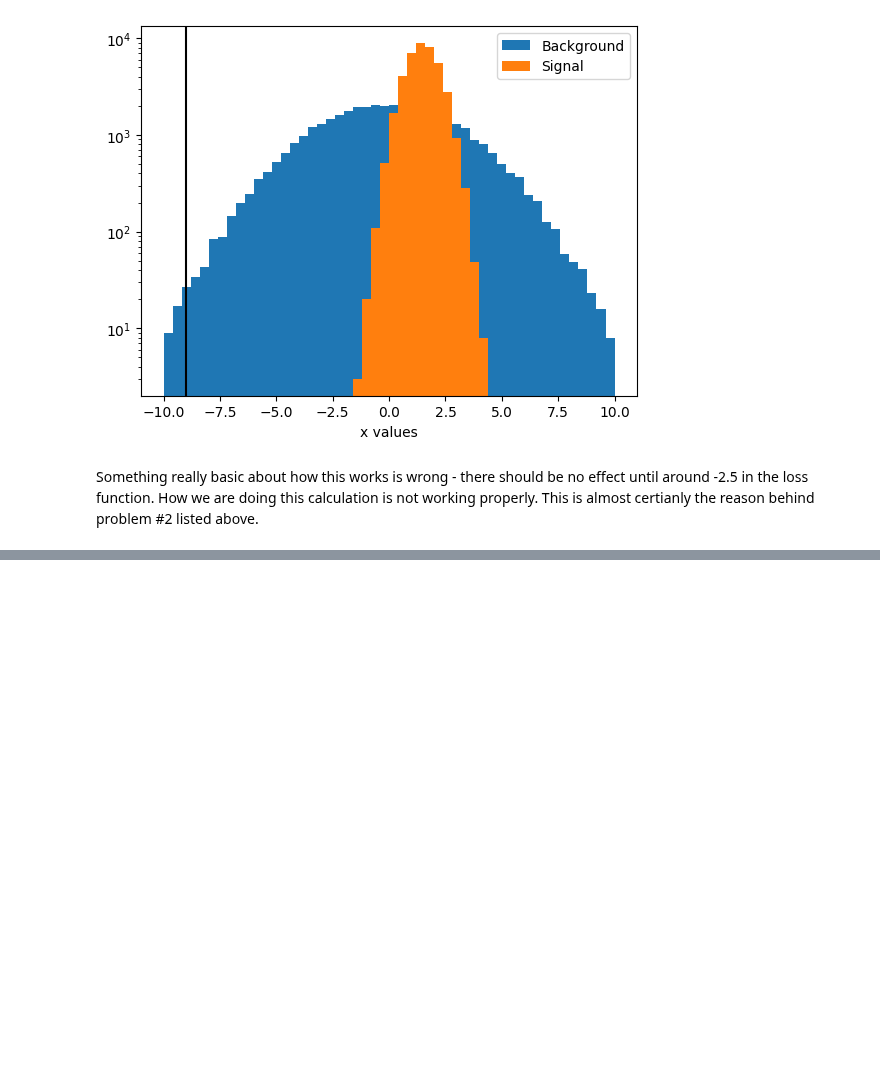
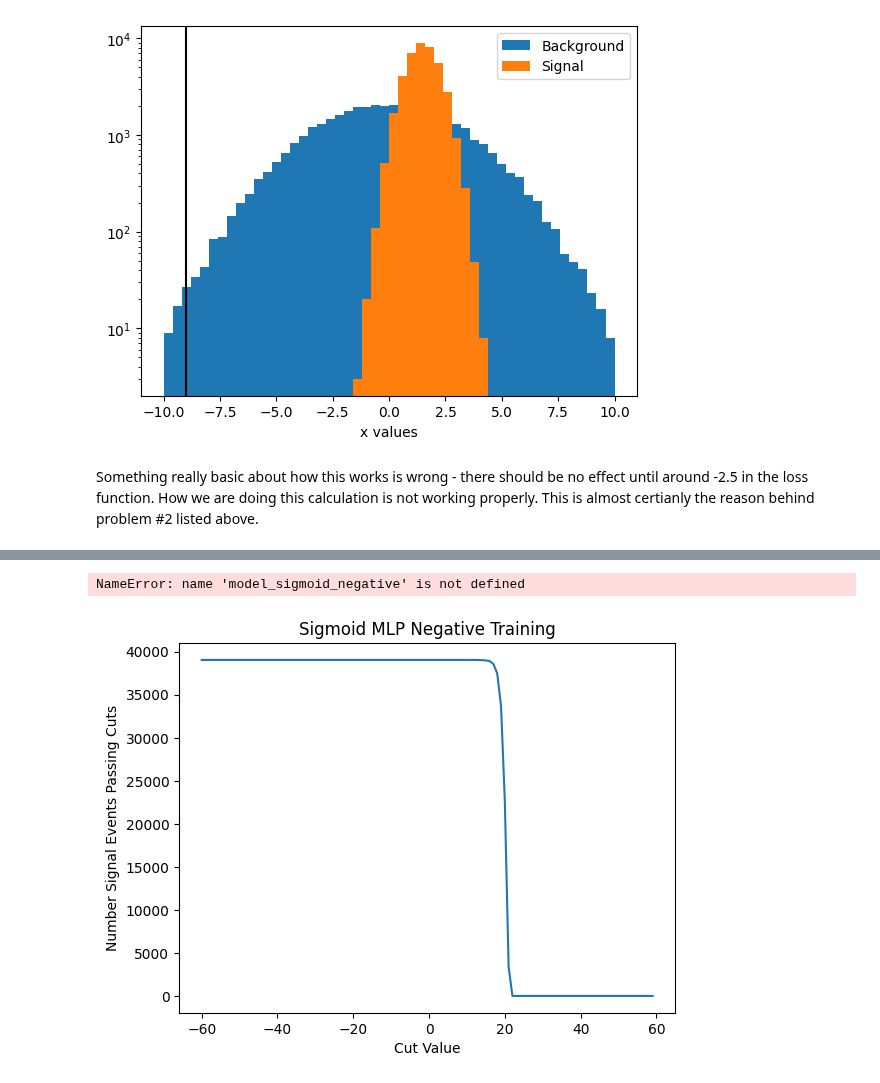
Before and after one commit to gordonwatts/diff-prog-intro, a Jupyter notebook: book/cut_then_nn.ipynb, the cells around one changed output, grey strips where cells are left out. Drawn from its saved outputs; the diff is of its cells as text; code cells hidden in the pictures; blank space fills up the shorter version.

Commit message:
Exploring a balenced sigmoid to improve training

```diff
--- a/book/cut_then_nn.ipynb
+++ b/book/cut_then_nn.ipynb
@@ -288,15 +288,16 @@ Further, note at this point that the training has gotten to the point that it is
 # %% [markdown]
 Lets look at this graphically, showing a scatter plot of good and bad. We need to build some tools for this.
 # %%
+def infer(data, p, m):
+    test_preds = m.apply(p, key, data)
+    test_preds = jax.nn.sigmoid(test_preds.squeeze())
+    test_preds = (test_preds > 0.5).astype(jnp.float32)
+    return test_preds
+
 def plot_in_and_out(model, params):
-    def infer(data, p, m = model):
-        test_preds = m.apply(p, key, data)
-        test_preds = jax.nn.sigmoid(test_preds.squeeze())
-        test_preds = (test_preds > 0.5).astype(jnp.float32)
-        return test_preds
 
-    infer_signal = infer(testing_signal, params)
-    infer_background = infer(testing_background, params)
+    infer_signal = infer(testing_signal, params, model)
+    infer_background = infer(testing_background, params, model)
 
     def plot_inference(ax, data, results, value, title):
         good_data = data[results == value]
@@ -409,0 +436,31 @@ Something really basic about how this works is wrong - there should be no effect
+# %%
+def calc_passing_range(model, start_params, cut_range=(-60, 60)):
+
+    def calc_num_passing(params, cut_x = -60.0, cut_y=-60.0):
+        params_var['SelectionCut']['cuts'] = jnp.array([cut_x, cut_y])
+
+        r = infer(training_data[training_truth == 1.0], params_var, model)
+        return jnp.sum(r)
+
+    key = jax.random.PRNGKey(1234)
+    loss_function = loss_calc(model, key, default_loss)
+
+    params_var = deepcopy(start_params)
+    cut_values = list(jnp.linspace(cut_range[0], cut_range[1], 100))
+    loss_values = [float(calc_num_passing(params_var, cut_x = x))
+        for x in cut_values
+    ]
+
+    return cut_values, loss_values
+# %%
+cut_values, num_passing_values = calc_passing_range(model_sigmoid_negative, params_sigmoid_negative)
+# %% [output]
+NameError: name 'model_sigmoid_negative' is not defined
+# %%
+plt.plot(cut_values, num_passing_values)
+plt.ylabel('Number Signal Events Passing Cuts')
+plt.xlabel('Cut Value')
+plt.title('Sigmoid MLP Negative Training')
+plt.show()
+# %% [output]
+[figure, added]
```
Also changed, not shown: parts of 22 cells of this notebook, 3 other files.
